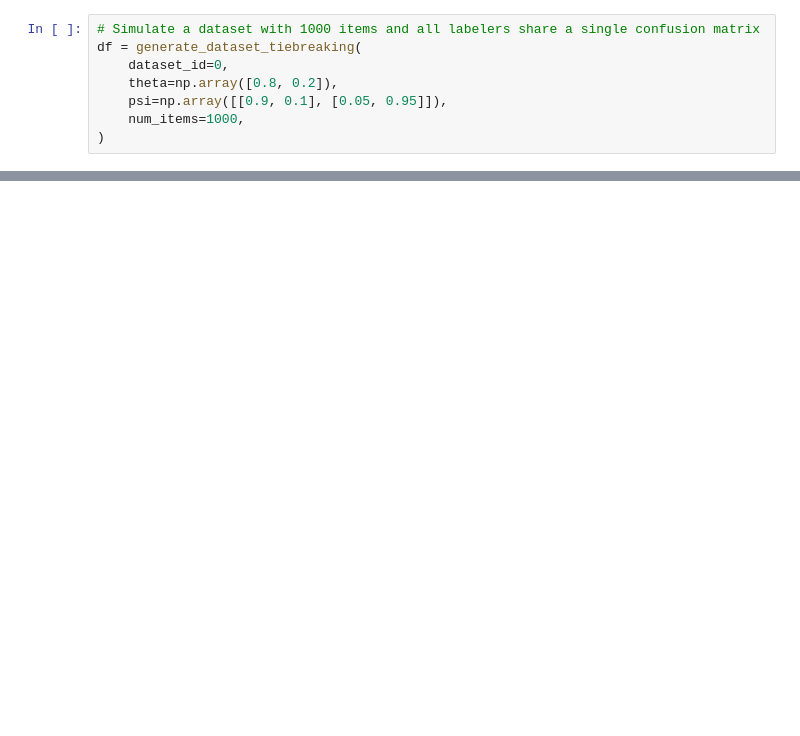
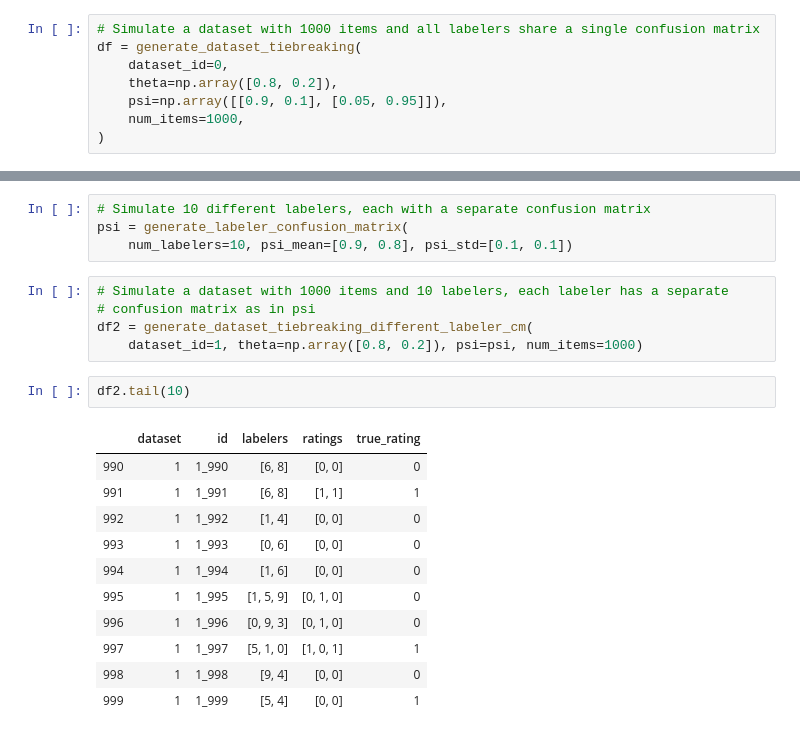
Before and after one commit to facebookresearch/clara, a Jupyter notebook: examples.ipynb, the cells around one changed output, grey strips where cells are left out. Cells and saved outputs as stored; diff of their text form; blank space fills up the shorter version.

Commit message:
Adding example with different labelers have different confusion matrices

```diff
--- a/examples.ipynb
+++ b/examples.ipynb
@@ -65,0 +68,23 @@ model.get_confusion_matrix(labeler_id=0)
+# %%
+# Simulate 10 different labelers, each with a separate confusion matrix
+psi = generate_labeler_confusion_matrix(
+    num_labelers=10, psi_mean=[0.9, 0.8], psi_std=[0.1, 0.1])
+# %%
+# Simulate a dataset with 1000 items and 10 labelers, each labeler has a separate
+# confusion matrix as in psi
+df2 = generate_dataset_tiebreaking_different_labeler_cm(
+    dataset_id=1, theta=np.array([0.8, 0.2]), psi=psi, num_items=1000)
+# %%
+df2.tail(10)
+# %% [output]
+|  | dataset | id | labelers | ratings | true_rating |
+| 990 | 1 | 1_990 | [6, 8] | [0, 0] | 0 |
+| 991 | 1 | 1_991 | [6, 8] | [1, 1] | 1 |
+| 992 | 1 | 1_992 | [1, 4] | [0, 0] | 0 |
+| 993 | 1 | 1_993 | [0, 6] | [0, 0] | 0 |
+| 994 | 1 | 1_994 | [1, 6] | [0, 0] | 0 |
+| 995 | 1 | 1_995 | [1, 5, 9] | [0, 1, 0] | 0 |
+| 996 | 1 | 1_996 | [0, 9, 3] | [0, 1, 0] | 0 |
+| 997 | 1 | 1_997 | [5, 1, 0] | [1, 0, 1] | 1 |
+| 998 | 1 | 1_998 | [9, 4] | [0, 0] | 0 |
+| 999 | 1 | 1_999 | [5, 4] | [0, 0] | 1 |
```
Also changed, not shown: parts of 8 cells of this notebook, 1 other file.
